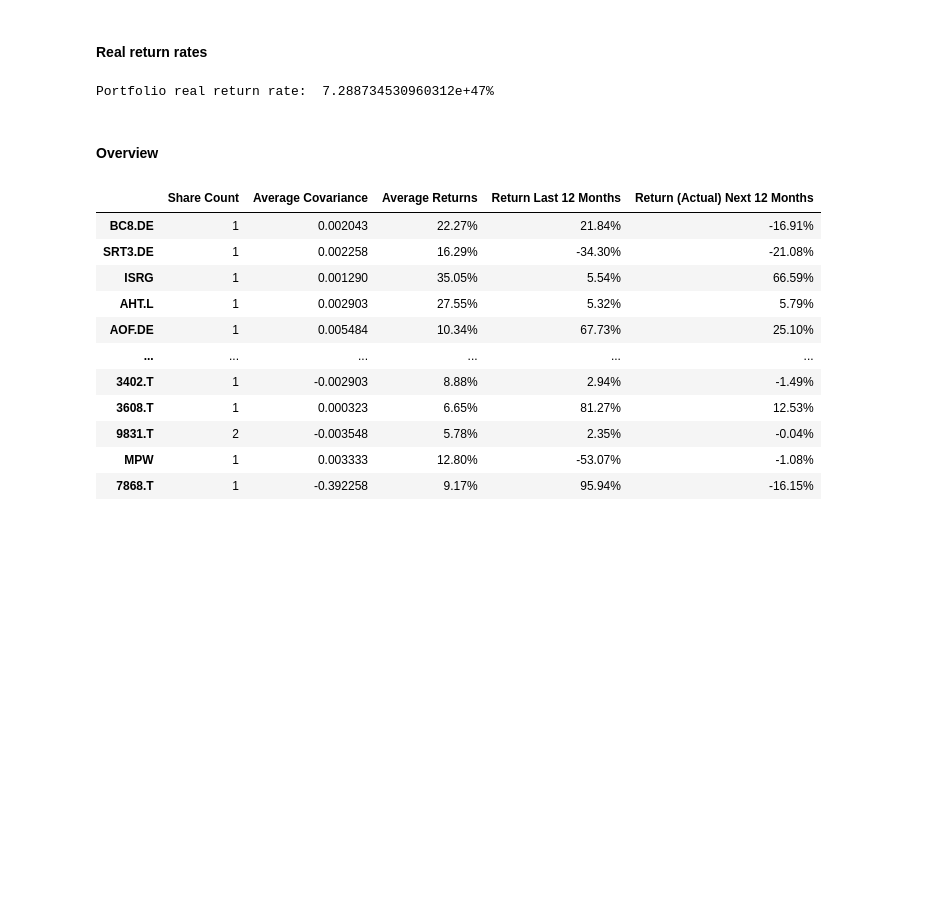
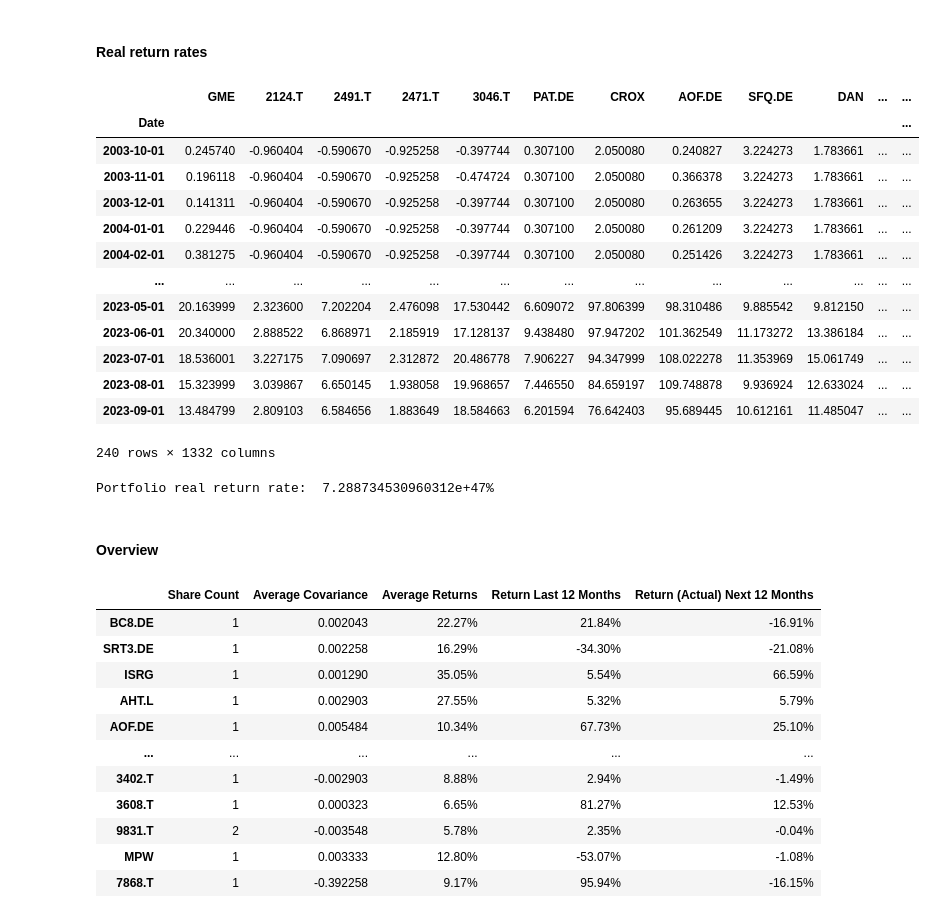
Before and after one commit to Herb-sh/sustainability_portfolio_optimisation, a Jupyter notebook: notebooks/4. portfolio_optimisation/4.0. Benchmark/4.0.Benchmark_MPT.ipynb, the cells around one changed output. Drawn from its saved outputs; the diff is of its cells as text; code cells hidden in the pictures; blank space fills up the shorter version.

```diff
--- a/notebooks/4. portfolio_optimisation/4.0. Benchmark/4.0.Benchmark_MPT.ipynb
+++ b/notebooks/4. portfolio_optimisation/4.0. Benchmark/4.0.Benchmark_MPT.ipynb
@@ -182,4 +182,21 @@ Sharpe Ratio: 0.48
 [interactive output not drawn]
 # %% [markdown]
 #### Real return rates
+# %%
+df_20y
+# %% [output]
+|  | GME | 2124.T | 2491.T | 2471.T | 3046.T | PAT.DE | CROX | AOF.DE | SFQ.DE | DAN | ... | ... |
+| Date |  |  |  |  |  |  |  |  |  |  |  | ... |
+| 2003-10-01 | 0.245740 | -0.960404 | -0.590670 | -0.925258 | -0.397744 | 0.307100 | 2.050080 | 0.240827 | 3.224273 | 1.783661 | ... | ... |
+| 2003-11-01 | 0.196118 | -0.960404 | -0.590670 | -0.925258 | -0.474724 | 0.307100 | 2.050080 | 0.366378 | 3.224273 | 1.783661 | ... | ... |
+| 2003-12-01 | 0.141311 | -0.960404 | -0.590670 | -0.925258 | -0.397744 | 0.307100 | 2.050080 | 0.263655 | 3.224273 | 1.783661 | ... | ... |
+| 2004-01-01 | 0.229446 | -0.960404 | -0.590670 | -0.925258 | -0.397744 | 0.307100 | 2.050080 | 0.261209 | 3.224273 | 1.783661 | ... | ... |
+| 2004-02-01 | 0.381275 | -0.960404 | -0.590670 | -0.925258 | -0.397744 | 0.307100 | 2.050080 | 0.251426 | 3.224273 | 1.783661 | ... | ... |
+| ... | ... | ... | ... | ... | ... | ... | ... | ... | ... | ... | ... | ... |
+| 2023-05-01 | 20.163999 | 2.323600 | 7.202204 | 2.476098 | 17.530442 | 6.609072 | 97.806399 | 98.310486 | 9.885542 | 9.812150 | ... | ... |
+| 2023-06-01 | 20.340000 | 2.888522 | 6.868971 | 2.185919 | 17.128137 | 9.438480 | 97.947202 | 101.362549 | 11.173272 | 13.386184 | ... | ... |
+| 2023-07-01 | 18.536001 | 3.227175 | 7.090697 | 2.312872 | 20.486778 | 7.906227 | 94.347999 | 108.022278 | 11.353969 | 15.061749 | ... | ... |
+| 2023-08-01 | 15.323999 | 3.039867 | 6.650145 | 1.938058 | 19.968657 | 7.446550 | 84.659197 | 109.748878 | 9.936924 | 12.633024 | ... | ... |
+| 2023-09-01 | 13.484799 | 2.809103 | 6.584656 | 1.883649 | 18.584663 | 6.201594 | 76.642403 | 95.689445 | 10.612161 | 11.485047 | ... | ... |
+240 rows × 1332 columns
 # %%
```
Also changed, not shown: parts of 1 cell of this notebook, 2 other files.
